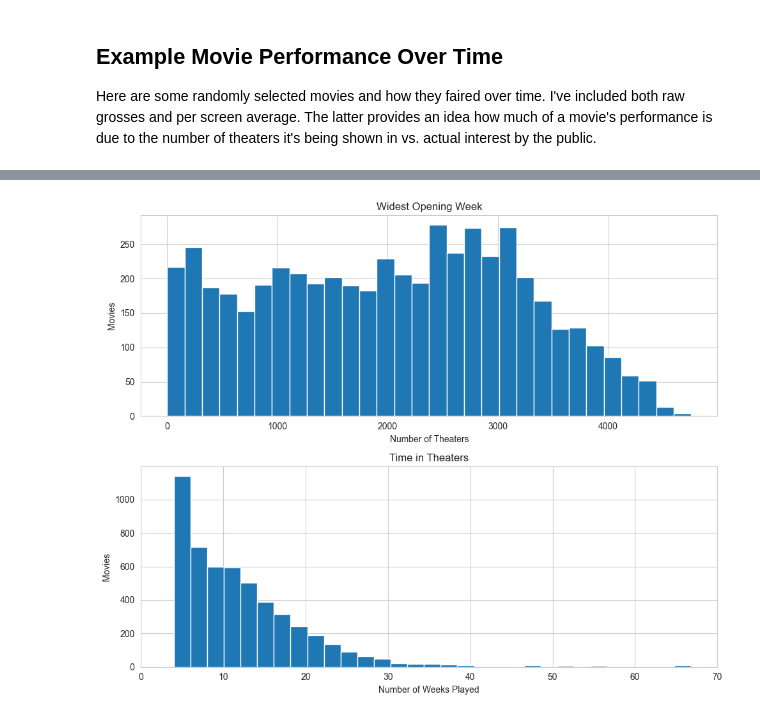
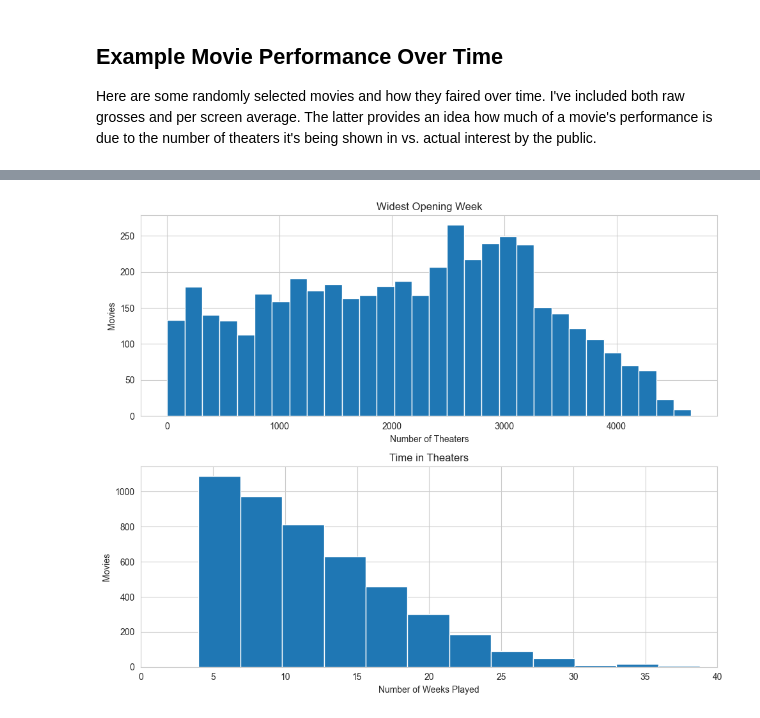
Before and after one commit to wampler77/ReelMetrics, a Jupyter notebook: ExploringBoxOfficeAndReview.ipynb, the cells around one changed output, grey strips where cells are left out. Drawn from its saved outputs; the diff is of its cells as text; code cells hidden in the pictures.

```diff
--- a/ExploringBoxOfficeAndReview.ipynb
+++ b/ExploringBoxOfficeAndReview.ipynb
@@ -17,14 +17,14 @@ badOrder = 0
 for title in titles:
     movieData = boxOffice[title]
     # Remove entries with no weekly gross data, number of theaters, or with fewer than three reported weeks
-    if ('Weekly' not in movieData.columns) or ('-' in movieData.Theaters.values) or (int(max(movieData.Week))<=3):
+    if ('Weekly' not in movieData.columns) or ('-' in movieData.Theaters.values) or (int(max(movieData.Week))<=3) or (movieData.Week.iloc[0]!=1):
         del boxOffice[title]
     # A few movies have special opening weekends which open very small. I've excluded them
     elif (type(movieData.Week.values[0])==str):
         print(title)
         del boxOffice[title]
     # Ensures box week numbers are not incorrectly numbered
-    elif True in (np.diff(movieData.Week.values)<=0).tolist():
+    elif True in (np.diff(movieData.Week.values)!=1).tolist():
         # print(title)
         badOrder+=1
         del boxOffice[title]
@@ -72,6 +52,7 @@ for start in range(start, start+5, 1):
     for i in range(2):
         axs[i].set_xlabel('Week')
         axs[i].legend()
+        axs[i].set_yticklabels(['{:,}'.format(int(x)) for x in axs[i].get_yticks().tolist()])
     axs[1].set_title('Normalized Performance over time')
     axs[0].set_title('Raw Performance over time')
     axs[1].set_ylabel('Per Screen Average ($)')
@@ -85,26 +66,26 @@ for start in range(start, start+5, 1):
 # %%
 maxTheaters = []
 numWeeks = []
 for title in boxOffice.keys():
     maxTheaters.append(max(boxOffice[title].Theaters))
     numWeeks.append(int(max(boxOffice[title].Week)))
 
 figs, axs = plt.subplots(2, figsize=(10, 8))
 axs[0].hist(maxTheaters, bins=30)
 axs[0].set_title('Widest Opening Week')
-# plt.xlim([0, 50])
+# ax.xlim([0, 50])
 axs[0].set_xlabel('Number of Theaters')
 axs[0].set_ylabel('Movies')
 
-axs[1].hist(numWeeks, bins=200)
+axs[1].hist(numWeeks, bins=60)
 
 # Ticks placed at the center of the bins.
 axs[1].set_title('Time in Theaters')
-axs[1].set_xlim([0, 70])
+axs[1].set_xlim([0, 40])
 # axs[1].set_xticks(np.arange(1, 300, 30))
 # axs[1].set_xticklabels(np.arange(1, 300, 30))
 axs[1].set_xlabel('Number of Weeks Played')
 axs[1].set_ylabel('Movies')
 figs.tight_layout()
 # %% [output]
-[figure, old version]
+[figure, new version]
```
Also changed, not shown: parts of 11 cells of this notebook.
